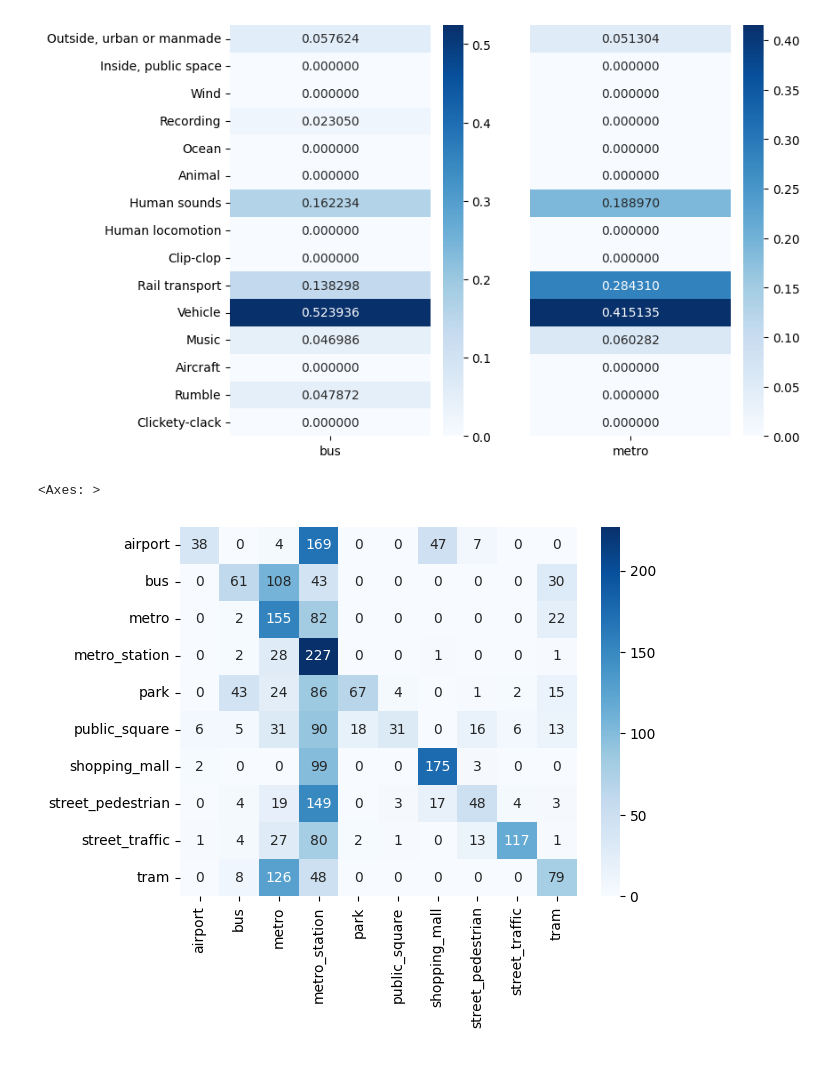
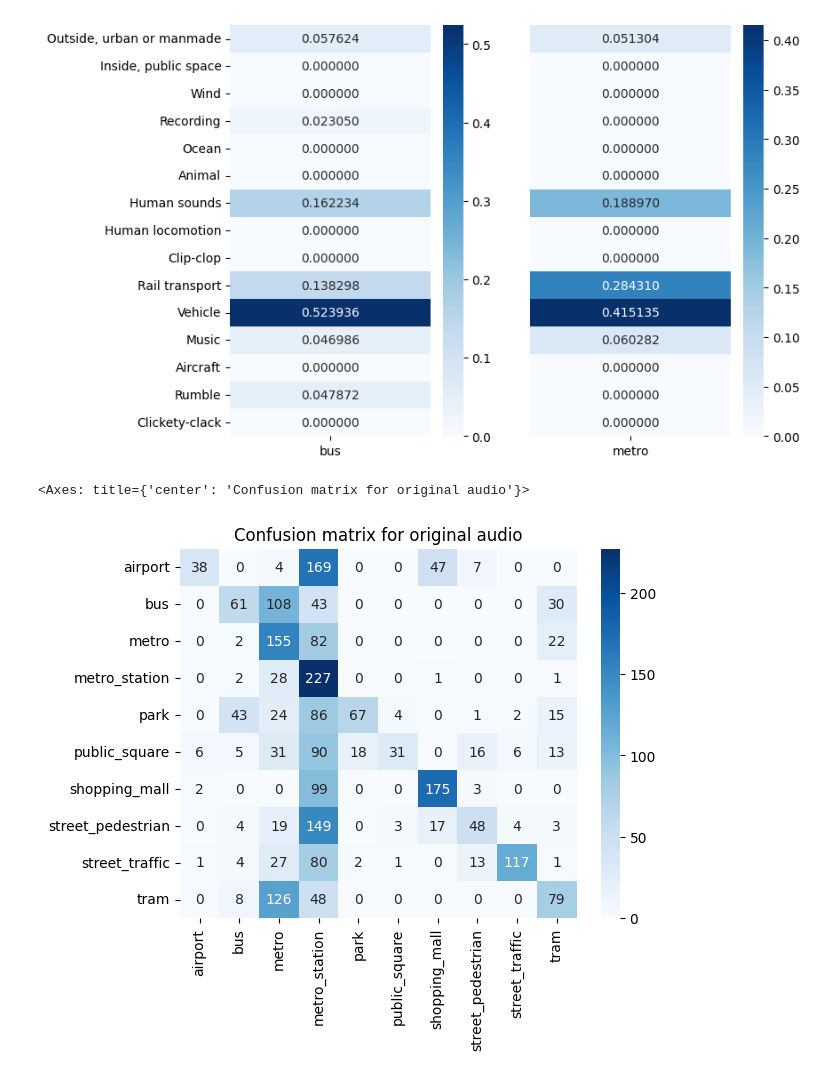
Before and after one commit to darshitttt/Scene_X_Events, a Jupyter notebook: proper_OrgSceneTags.ipynb, the cells around one changed output. Drawn from its saved outputs; the diff is of its cells as text; code cells hidden in the pictures.

```diff
--- a/proper_OrgSceneTags.ipynb
+++ b/proper_OrgSceneTags.ipynb
@@ -351,8 +351,9 @@ sns.heatmap(correct_scene_filtered_tags_count_df[['metro']], fmt='f', annot=True
 # %%
 from sklearn.metrics import confusion_matrix
 
 cm = confusion_matrix(df['labels'], df['scene_preds'])
+plt.title('Confusion matrix for original audio')
 sns.heatmap(cm, annot=True, fmt='d', cmap='Blues', xticklabels=scenes, yticklabels=scenes)
 # %% [output]
-<Axes: >
+<Axes: title={'center': 'Confusion matrix for original audio'}>
-[figure, old version]
+[figure, new version]
```
Also changed, not shown: 1 other file.
